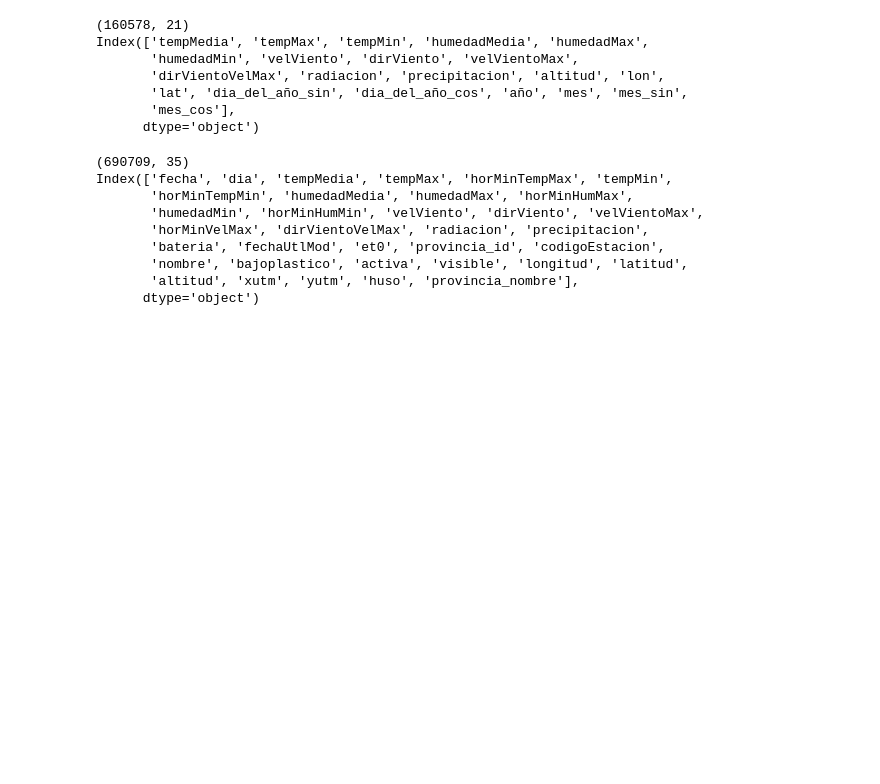
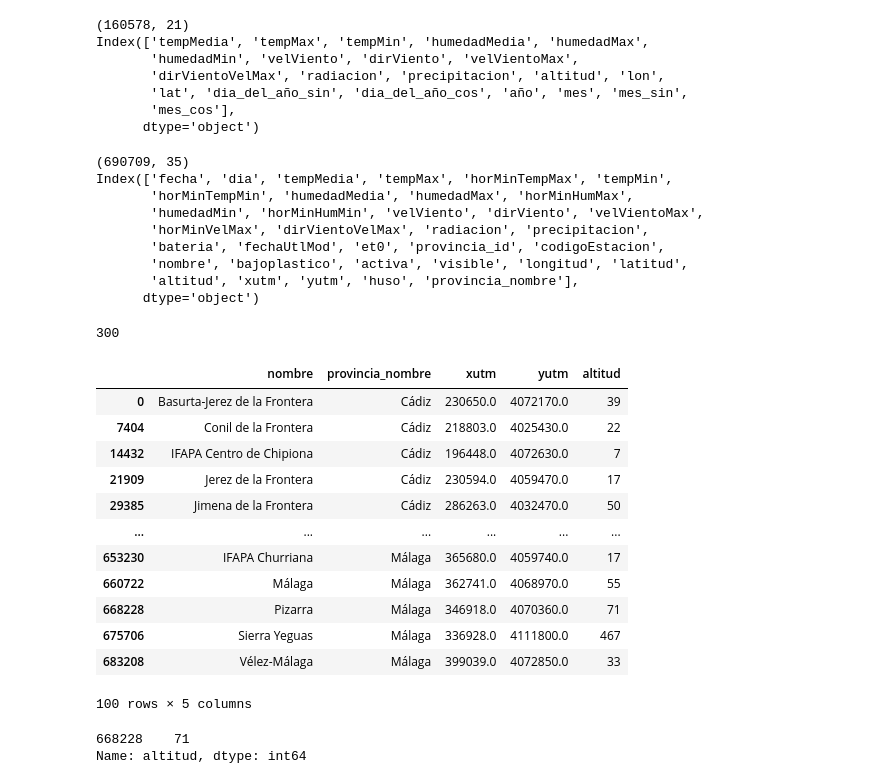
Before and after one commit to lolagj/TFM-Sistema-Riego-Agricola, a Jupyter notebook: notebooks/despliegue/app.ipynb, the cells around one changed output. Saved outputs shown, nothing was run; the diff lists cells and outputs as text; code cells hidden in the pictures; blank space fills up the shorter version.

```diff
--- a/notebooks/despliegue/app.ipynb
+++ b/notebooks/despliegue/app.ipynb
@@ -149,3 +178,26 @@ Index(['fecha', 'dia', 'tempMedia', 'tempMax', 'horMinTempMax', 'tempMin',
        'nombre', 'bajoplastico', 'activa', 'visible', 'longitud', 'latitud',
        'altitud', 'xutm', 'yutm', 'huso', 'provincia_nombre'],
       dtype='object')
+# %%
+from datetime import date
+hoy = date.today()
+hoy.timetuple().tm_yday
+# %% [output]
+300
+# %%
+coordenadas = df[['nombre','provincia_nombre','xutm', 'yutm', 'altitud']].drop_duplicates()
+coordenadas
+# %% [output]
+|  | nombre | provincia_nombre | xutm | yutm | altitud |
+| 0 | Basurta-Jerez de la Frontera | Cádiz | 230650.0 | 4072170.0 | 39 |
+| 7404 | Conil de la Frontera | Cádiz | 218803.0 | 4025430.0 | 22 |
+| 14432 | IFAPA Centro de Chipiona | Cádiz | 196448.0 | 4072630.0 | 7 |
+| 21909 | Jerez de la Frontera | Cádiz | 230594.0 | 4059470.0 | 17 |
+| 29385 | Jimena de la Frontera | Cádiz | 286263.0 | 4032470.0 | 50 |
+| ... | ... | ... | ... | ... | ... |
+| 653230 | IFAPA Churriana | Málaga | 365680.0 | 4059740.0 | 17 |
+| 660722 | Málaga | Málaga | 362741.0 | 4068970.0 | 55 |
+| 668228 | Pizarra | Málaga | 346918.0 | 4070360.0 | 71 |
+| 675706 | Sierra Yeguas | Málaga | 336928.0 | 4111800.0 | 467 |
+| 683208 | Vélez-Málaga | Málaga | 399039.0 | 4072850.0 | 33 |
+100 rows × 5 columns
@@ -151,0 +206,6 @@ Index(['fecha', 'dia', 'tempMedia', 'tempMax', 'horMinTempMax', 'tempMin',
+# %%
+
+coordenadas[coordenadas['nombre']==selected_mun].altitud
+# %% [output]
+668228    71
+Name: altitud, dtype: int64
```
Also changed, not shown: parts of 5 cells of this notebook, 4 other files.
